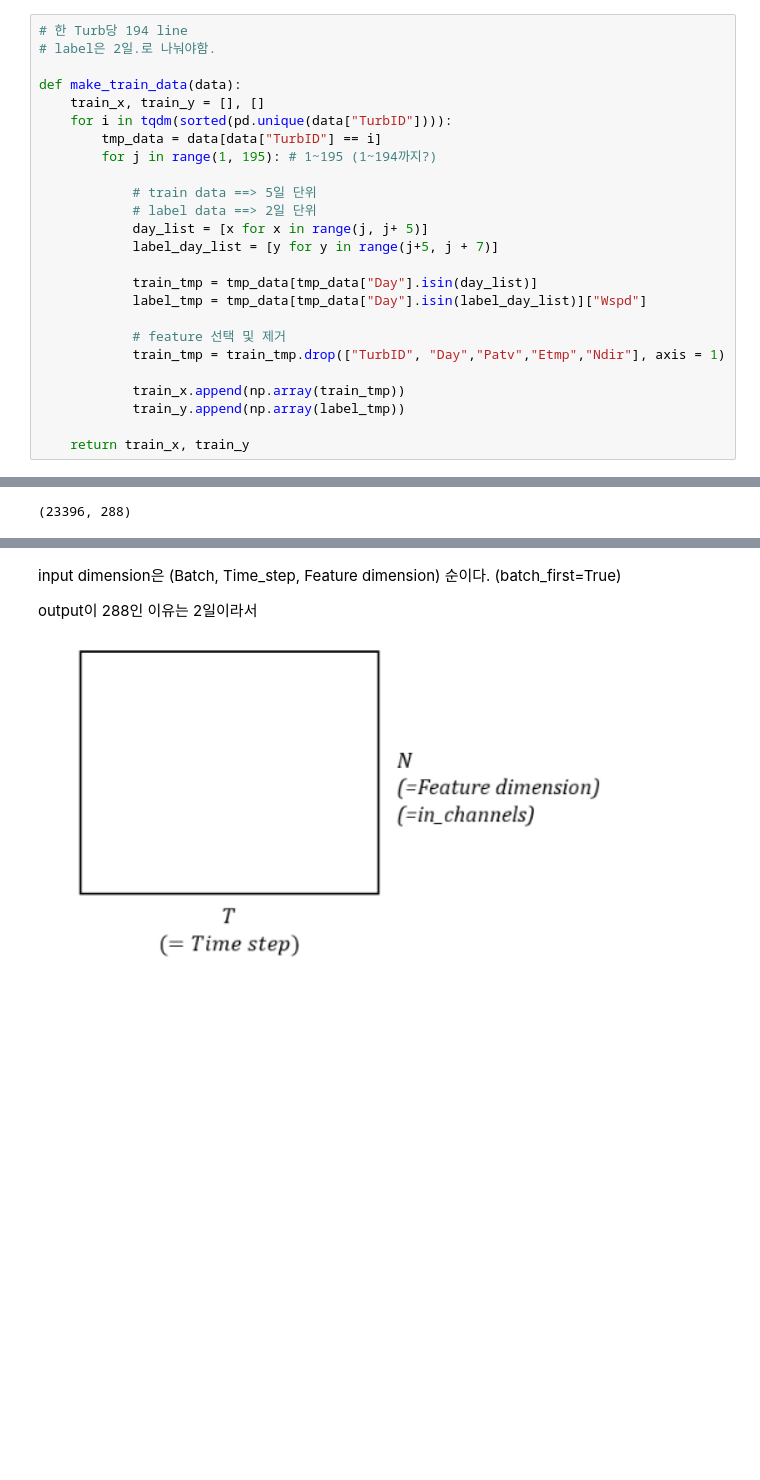
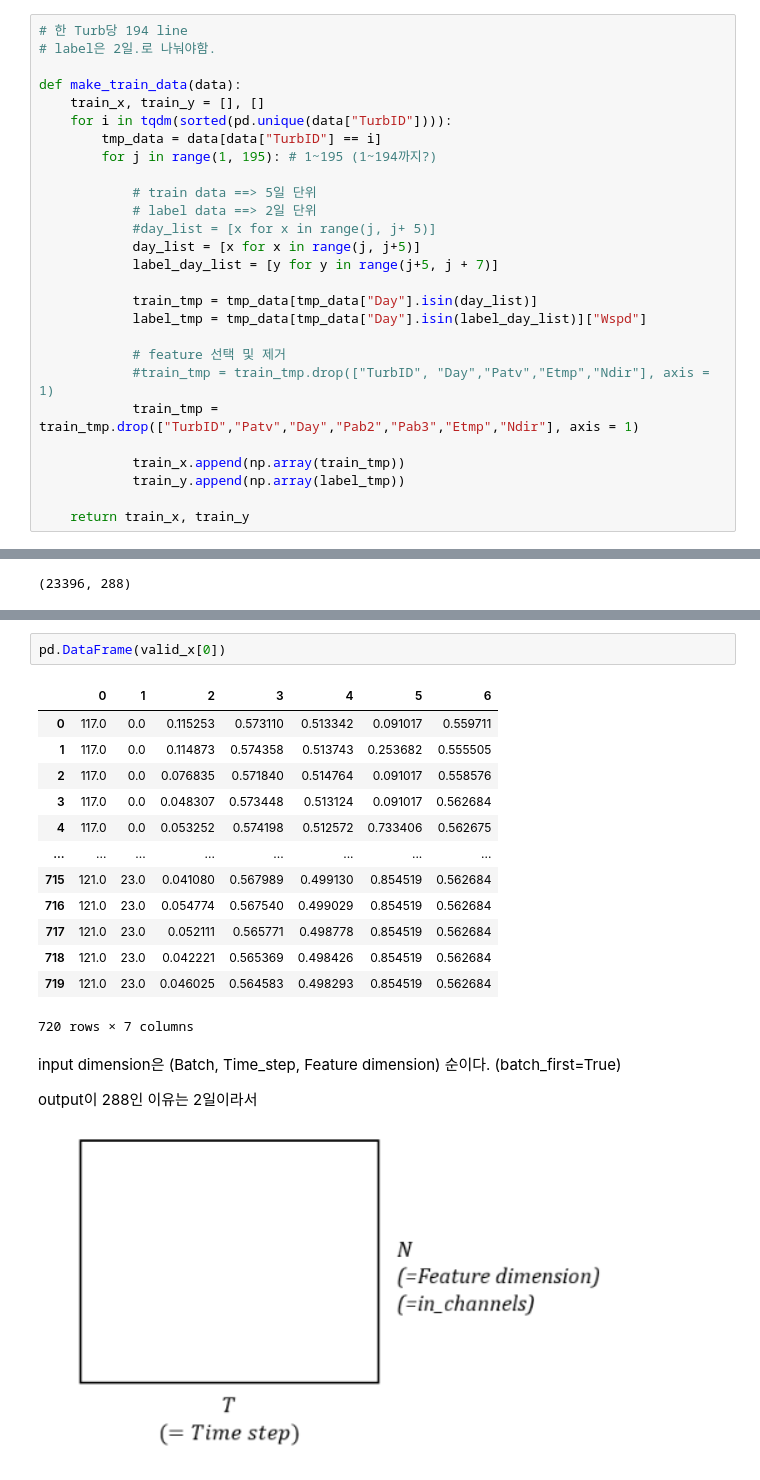
Before and after one commit to bub3690/dacon_study, a Jupyter notebook: inha_2022/baseline.ipynb, the cells around one changed output, grey strips where cells are left out. Drawn from its saved outputs; the diff is of its cells as text; blank space fills up the shorter version.

```diff
--- a/inha_2022/baseline.ipynb
+++ b/inha_2022/baseline.ipynb
@@ -126,14 +126,16 @@ def make_train_data(data):
 
             # train data ==> 5일 단위
             # label data ==> 2일 단위
-            day_list = [x for x in range(j, j+ 5)]
+            #day_list = [x for x in range(j, j+ 5)]
+            day_list = [x for x in range(j, j+5)]
             label_day_list = [y for y in range(j+5, j + 7)]
 
             train_tmp = tmp_data[tmp_data["Day"].isin(day_list)]
             label_tmp = tmp_data[tmp_data["Day"].isin(label_day_list)]["Wspd"]
 
             # feature 선택 및 제거
-            train_tmp = train_tmp.drop(["TurbID", "Day","Patv","Etmp","Ndir"], axis = 1)
+            #train_tmp = train_tmp.drop(["TurbID", "Day","Patv","Etmp","Ndir"], axis = 1)
+            train_tmp = train_tmp.drop(["TurbID","Patv","Day","Pab2","Pab3","Etmp","Ndir"], axis = 1)
 
             train_x.append(np.array(train_tmp))
             train_y.append(np.array(label_tmp))
@@ -274,3 +282,19 @@ print(valid_x.shape, valid_y.shape)
+# %%
+pd.DataFrame(valid_x[0])
+# %% [output]
+|  | 0 | 1 | 2 | 3 | 4 | 5 | 6 |
+| 0 | 117.0 | 0.0 | 0.115253 | 0.573110 | 0.513342 | 0.091017 | 0.559711 |
+| 1 | 117.0 | 0.0 | 0.114873 | 0.574358 | 0.513743 | 0.253682 | 0.555505 |
+| 2 | 117.0 | 0.0 | 0.076835 | 0.571840 | 0.514764 | 0.091017 | 0.558576 |
+| 3 | 117.0 | 0.0 | 0.048307 | 0.573448 | 0.513124 | 0.091017 | 0.562684 |
+| 4 | 117.0 | 0.0 | 0.053252 | 0.574198 | 0.512572 | 0.733406 | 0.562675 |
+| ... | ... | ... | ... | ... | ... | ... | ... |
+| 715 | 121.0 | 23.0 | 0.041080 | 0.567989 | 0.499130 | 0.854519 | 0.562684 |
+| 716 | 121.0 | 23.0 | 0.054774 | 0.567540 | 0.499029 | 0.854519 | 0.562684 |
+| 717 | 121.0 | 23.0 | 0.052111 | 0.565771 | 0.498778 | 0.854519 | 0.562684 |
+| 718 | 121.0 | 23.0 | 0.042221 | 0.565369 | 0.498426 | 0.854519 | 0.562684 |
+| 719 | 121.0 | 23.0 | 0.046025 | 0.564583 | 0.498293 | 0.854519 | 0.562684 |
+720 rows × 7 columns
 # %% [markdown]
 input dimension은 (Batch, Time_step, Feature dimension) 순이다. (batch_first=True)
 
```
Also changed, not shown: parts of 41 cells of this notebook, 1 other file.
